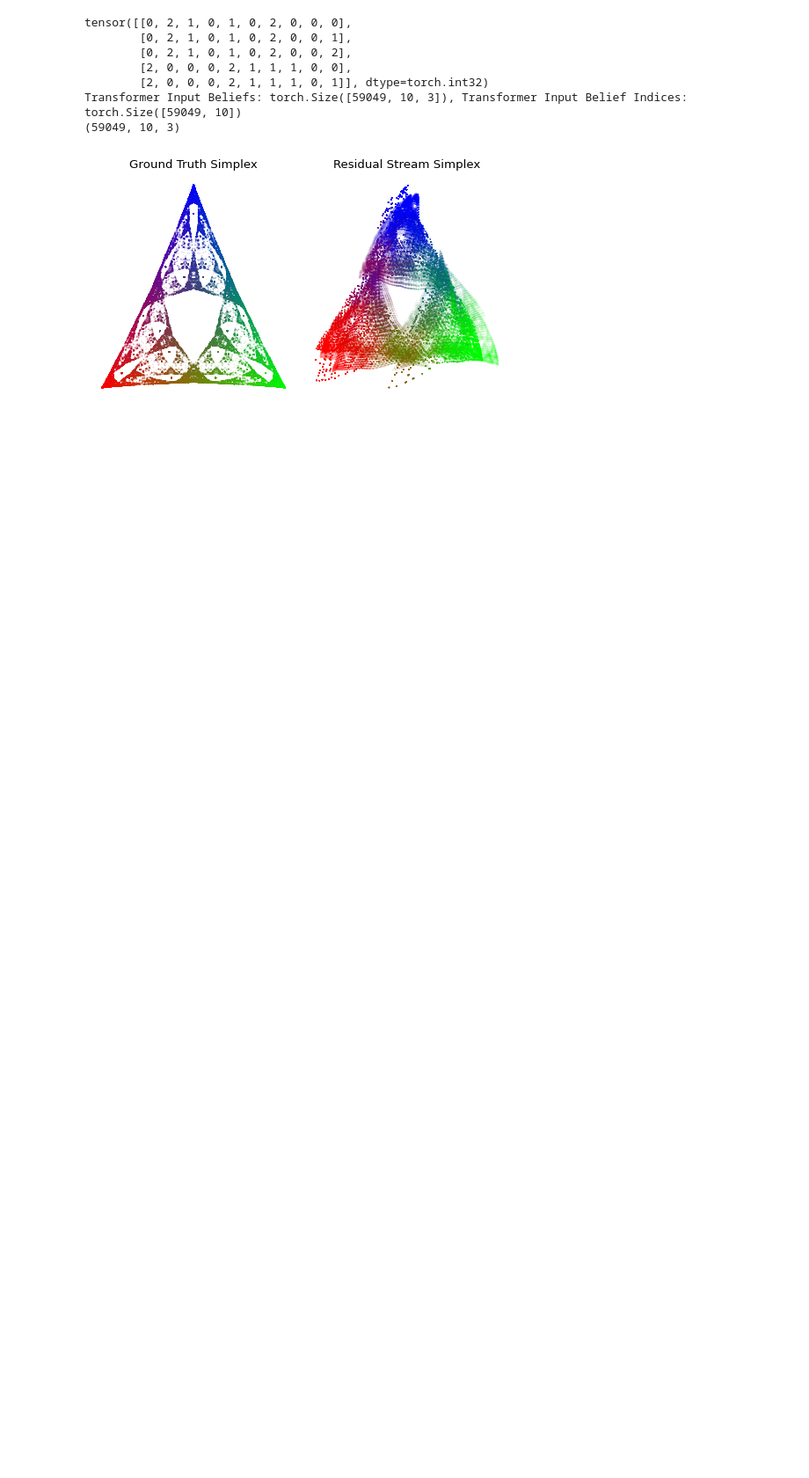
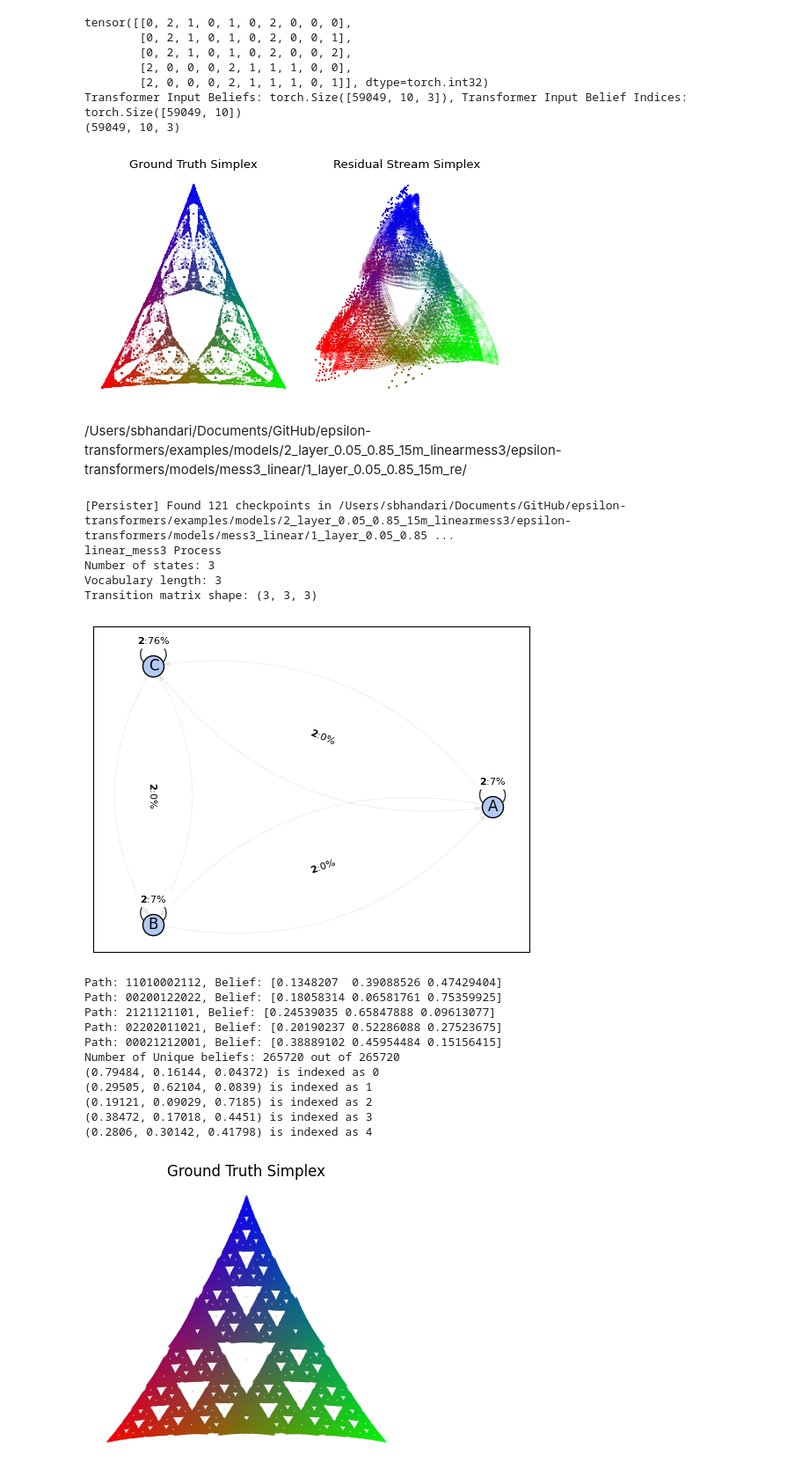
Before and after one commit to ilatims-b/epsilon-transformers, a Jupyter notebook: examples/simplex_analysis_mess3_0.05_0.85.ipynb, the cells around one changed output. Shown at 88% size. Cells and saved outputs as stored; diff of their text form; code cells hidden in the pictures; blank space fills up the shorter version.

```diff
--- a/examples/simplex_analysis_mess3_0.05_0.85.ipynb
+++ b/examples/simplex_analysis_mess3_0.05_0.85.ipynb
@@ -786,3 +786,5 @@ plt.tight_layout()
 plt.show()
 # %% [output]
 [figure]
+# %% [markdown]
+/Users/sbhandari/Documents/GitHub/epsilon-transformers/examples/models/2_layer_0.05_0.85_15m_linearmess3/epsilon-transformers/models/mess3_linear/1_layer_0.05_0.85_15m_re/
@@ -788,0 +793,58 @@ plt.show()
+# %%
+persister = Persister(save_dir=pathlib.Path("/Users/sbhandari/Documents/GitHub/epsilon-transformers/examples/models/2_layer_0.05_0.85_15m_linearmess3/epsilon-transformers/models/mess3_linear/1_layer_0.05_0.85_15m_re/"))
+model = persister.load_final_model()
+
+process = Linear_Mess3(0.05, 0.85)
+print(process)
+
+from epsilon_transformers.visualization.graph import transition_matrix_to_graph, visualize_graph
+graph = transition_matrix_to_graph(transition_matrix=process.transition_matrix,state_names=process.state_names_dict)
+visualize_graph(graph, draw_mixed_state=True, layout='spectral')
+
+mixed_state_tree = process.derive_mixed_state_presentation(depth=10 + 1)
+MSP_transition_matrix = mixed_state_tree.build_msp_transition_matrix()
+
+# in order to plot the belief states in the simplex, we need to get the paths and beliefs from the MSP
+tree_paths, tree_beliefs = mixed_state_tree.paths_and_belief_states
+
+# lets print out the first few paths and beliefs
+for path, belief in zip(tree_paths[:5], tree_beliefs[:5]):
+    print(f"Path: {''.join([str(x) for x in path])}, Belief: {belief}")
+
+
+# the MSP states are the unique beliefs in the tree
+msp_beliefs = [tuple(round(b, 5) for b in belief) for belief in tree_beliefs]
+print(f"Number of Unique beliefs: {len(set(msp_beliefs))} out of {len(msp_beliefs)}")
+
+# now lets index each belief
+msp_belief_index = {b: i for i, b in enumerate(set(msp_beliefs))}
+
+for i in range(5):
+    ith_belief = list(msp_belief_index.keys())[i]
+    print(f"{ith_belief} is indexed as {msp_belief_index[ith_belief]}")
+
+ground_truth_simplex = _project_to_simplex(np.array(list(msp_belief_index.keys())))
+plt.figure(figsize=(4.5, 4))
+plt.scatter(ground_truth_simplex[0], ground_truth_simplex[1], c=list(msp_belief_index.keys()), alpha=.1, s=1)
+plt.title("Ground Truth Simplex")
+plt.gca().set_axis_off()
+plt.show()
+# %% [output]
+[Persister] Found 121 checkpoints in /Users/sbhandari/Documents/GitHub/epsilon-transformers/examples/models/2_layer_0.05_0.85_15m_linearmess3/epsilon-transformers/models/mess3_linear/1_layer_0.05_0.85 ...
+linear_mess3 Process
+Number of states: 3
+Vocabulary length: 3
+Transition matrix shape: (3, 3, 3)
+[figure, added]
+Path: 11010002112, Belief: [0.1348207  0.39088526 0.47429404]
+Path: 00200122022, Belief: [0.18058314 0.06581761 0.75359925]
+Path: 2121121101, Belief: [0.24539035 0.65847888 0.09613077]
+Path: 02202011021, Belief: [0.20190237 0.52286088 0.27523675]
+Path: 00021212001, Belief: [0.38889102 0.45954484 0.15156415]
+Number of Unique beliefs: 265720 out of 265720
+(0.79484, 0.16144, 0.04372) is indexed as 0
+(0.29505, 0.62104, 0.0839) is indexed as 1
+(0.19121, 0.09029, 0.7185) is indexed as 2
+(0.38472, 0.17018, 0.4451) is indexed as 3
+(0.2806, 0.30142, 0.41798) is indexed as 4
+[figure, added]
```
Also changed, not shown: parts of 7 cells of this notebook, 17 other files.
